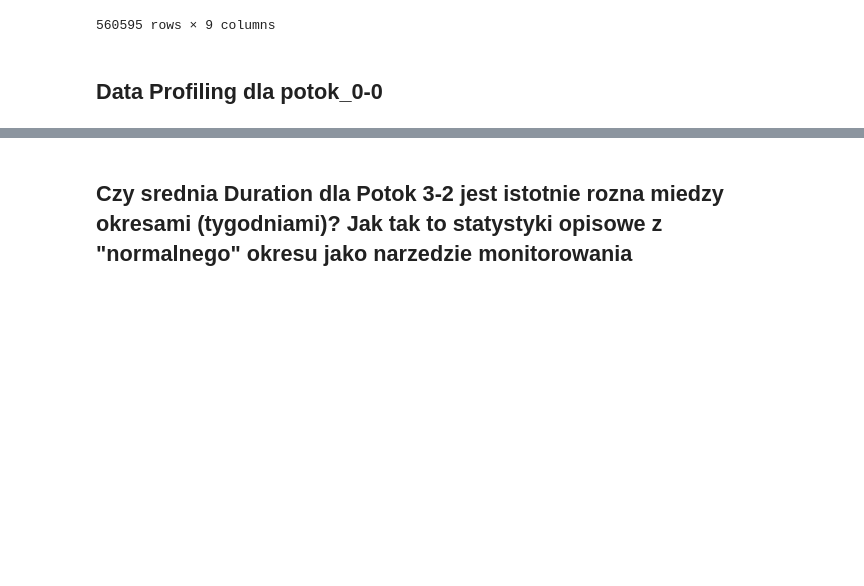
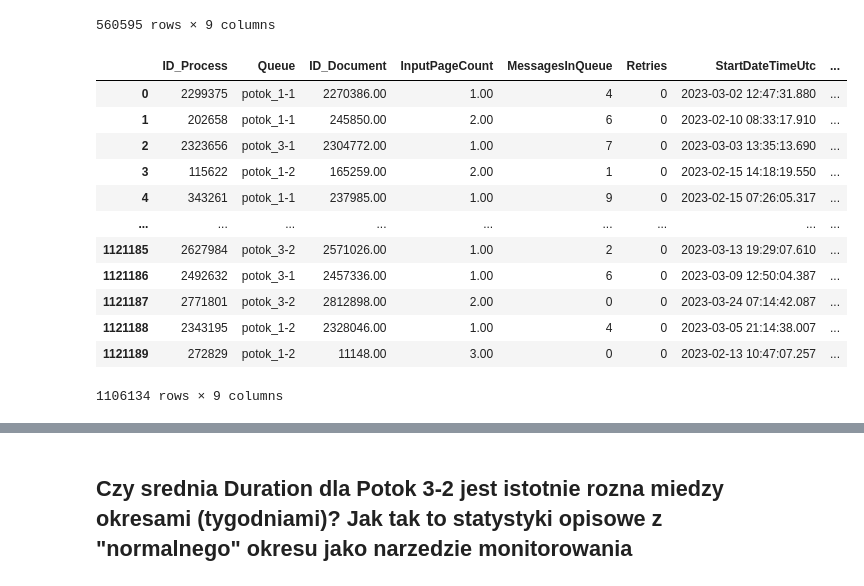
Before and after one commit to KonuTech/yet-another-analysis, a Jupyter notebook: data_profiling.ipynb, the cells around one changed output, grey strips where cells are left out. Cells and saved outputs as stored; diff of their text form; code cells hidden in the pictures; blank space fills up the shorter version.

```diff
--- a/data_profiling.ipynb
+++ b/data_profiling.ipynb
@@ -240,4 +240,22 @@ df_sample
 560595 rows × 9 columns
 # %%
 # profile = ProfileReport(df_sample, tsmode=False, sortby="StartDateTimeUtc", title="Pandas Profiling Report")
+# %%
+df_filtered = df[~df['Queue'].isnull() & ~df['Queue'].isin(['potok_2-1', 'potok_2-2'])]
+# %%
+df_filtered
+# %% [output]
+|  | ID_Process | Queue | ID_Document | InputPageCount | MessagesInQueue | Retries | StartDateTimeUtc | ... |
+| 0 | 2299375 | potok_1-1 | 2270386.00 | 1.00 | 4 | 0 | 2023-03-02 12:47:31.880 | ... |
+| 1 | 202658 | potok_1-1 | 245850.00 | 2.00 | 6 | 0 | 2023-02-10 08:33:17.910 | ... |
+| 2 | 2323656 | potok_3-1 | 2304772.00 | 1.00 | 7 | 0 | 2023-03-03 13:35:13.690 | ... |
+| 3 | 115622 | potok_1-2 | 165259.00 | 2.00 | 1 | 0 | 2023-02-15 14:18:19.550 | ... |
+| 4 | 343261 | potok_1-1 | 237985.00 | 1.00 | 9 | 0 | 2023-02-15 07:26:05.317 | ... |
+| ... | ... | ... | ... | ... | ... | ... | ... | ... |
+| 1121185 | 2627984 | potok_3-2 | 2571026.00 | 1.00 | 2 | 0 | 2023-03-13 19:29:07.610 | ... |
+| 1121186 | 2492632 | potok_3-1 | 2457336.00 | 1.00 | 6 | 0 | 2023-03-09 12:50:04.387 | ... |
+| 1121187 | 2771801 | potok_3-2 | 2812898.00 | 2.00 | 0 | 0 | 2023-03-24 07:14:42.087 | ... |
+| 1121188 | 2343195 | potok_1-2 | 2328046.00 | 1.00 | 4 | 0 | 2023-03-05 21:14:38.007 | ... |
+| 1121189 | 272829 | potok_1-2 | 11148.00 | 3.00 | 0 | 0 | 2023-02-13 10:47:07.257 | ... |
+1106134 rows × 9 columns
 # %%
@@ -251,2 +268,0 @@ profile.to_file("outputs/report_profiling.html")
-# %% [markdown]
-## Data Profiling dla potok_0-0
```
Also changed, not shown: parts of 57 cells of this notebook, 4 other files.
